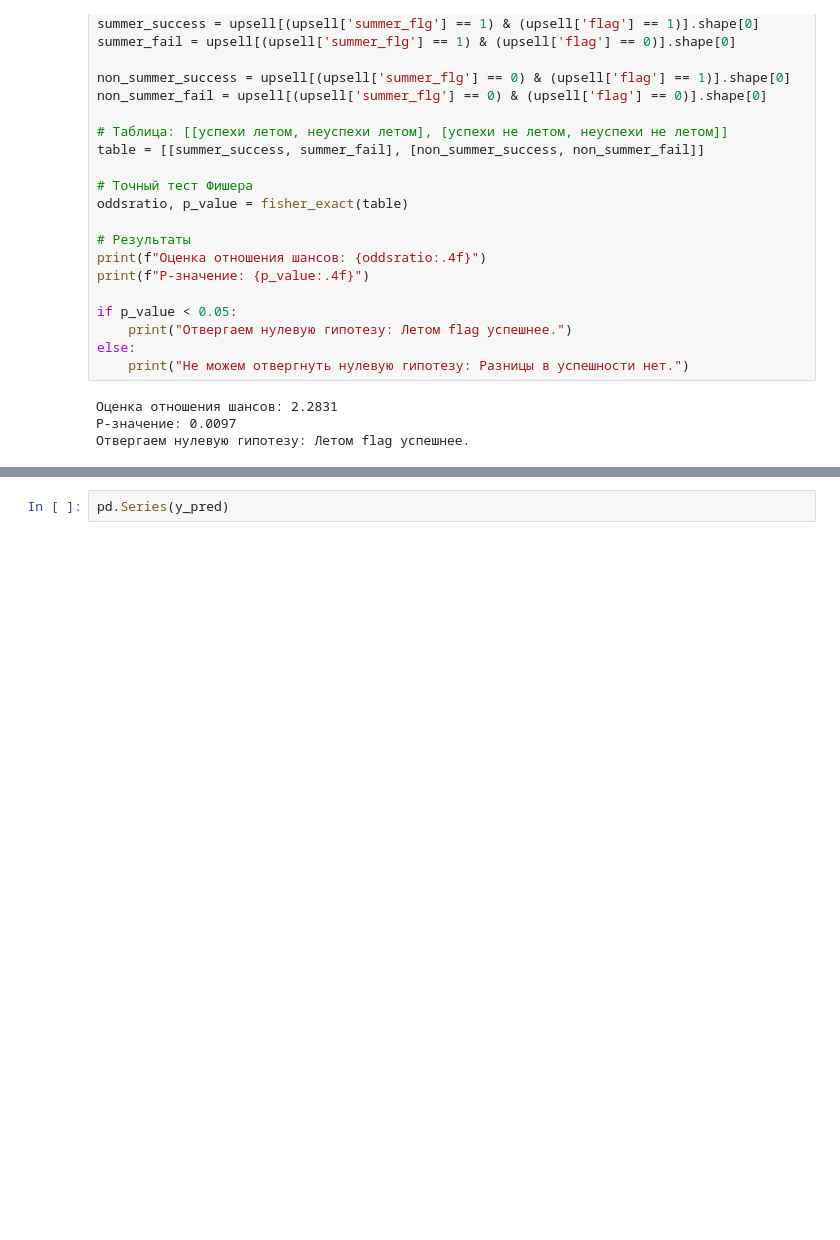
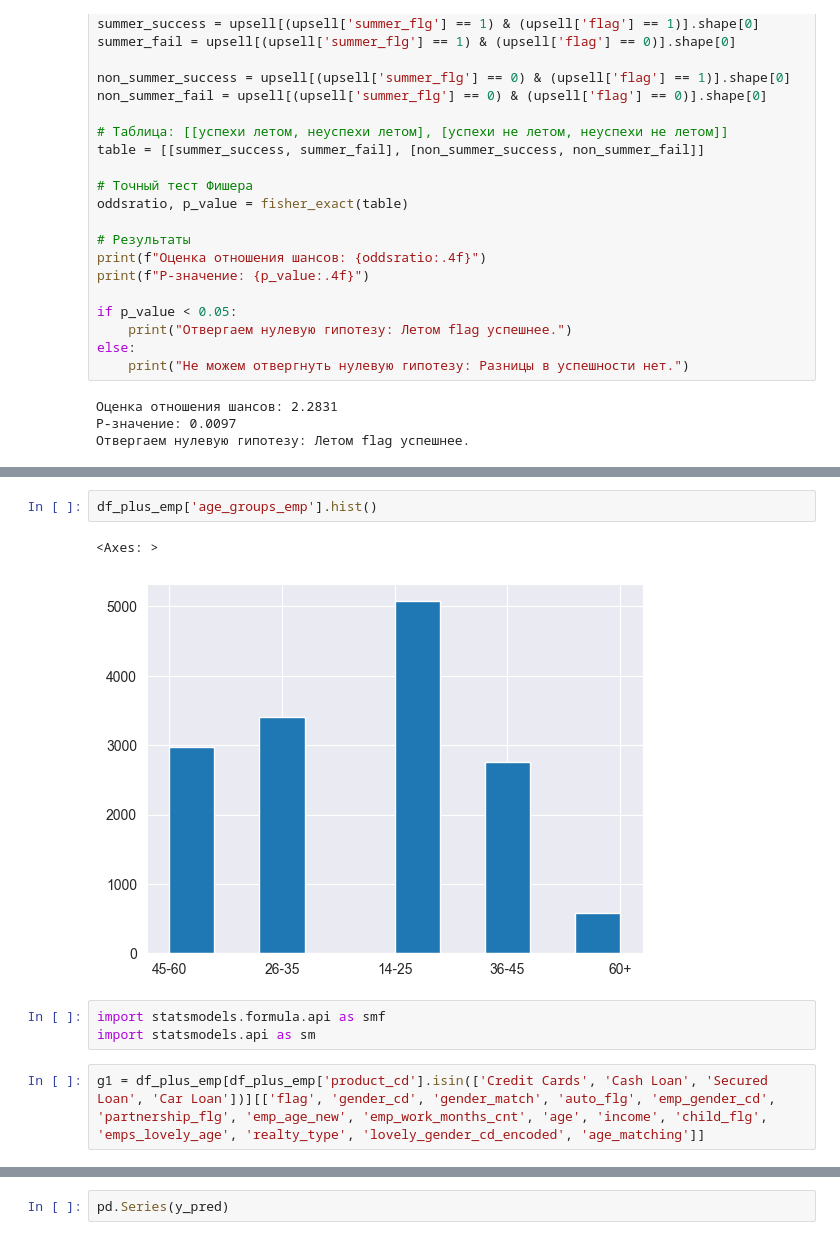
Before and after one commit to ssd2008/DANO24, a Jupyter notebook: workzone.ipynb, the cells around one changed output, grey strips where cells are left out. Drawn from its saved outputs; the diff is of its cells as text; blank space fills up the shorter version.

```diff
--- a/workzone.ipynb
+++ b/workzone.ipynb
@@ -1025,0 +1116,10 @@ df_plus_emp['emps_lovely_age'] = ((df_plus_emp['min_age'] < df_plus_emp['age'])
+# %%
+df_plus_emp['age_groups_emp'].hist()
+# %% [output]
+<Axes: >
+[figure, added]
+# %%
+import statsmodels.formula.api as smf
+import statsmodels.api as sm
+# %%
+g1 = df_plus_emp[df_plus_emp['product_cd'].isin(['Credit Cards', 'Cash Loan', 'Secured Loan', 'Car Loan'])][['flag', 'gender_cd', 'gender_match', 'auto_flg', 'emp_gender_cd', 'partnership_flg', 'emp_age_new', 'emp_work_months_cnt', 'age', 'income', 'child_flg', 'emps_lovely_age', 'realty_type', 'lovely_gender_cd_encoded', 'age_matching']]
```
Also changed, not shown: parts of 46 cells of this notebook, 4 other files.
